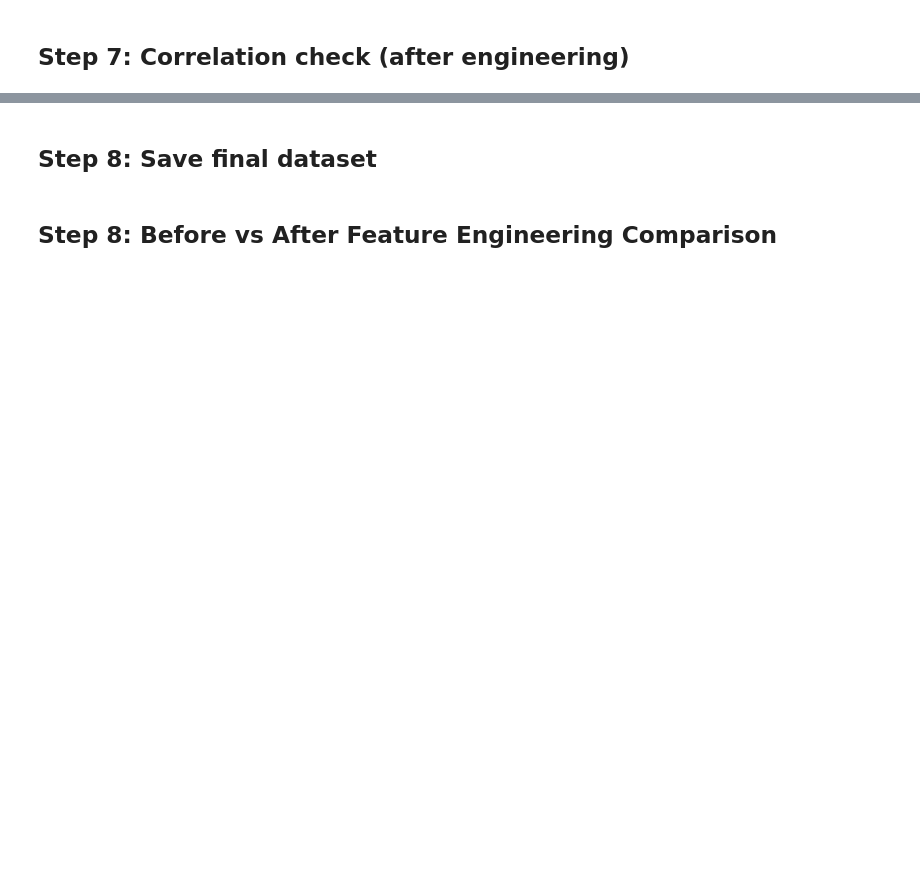
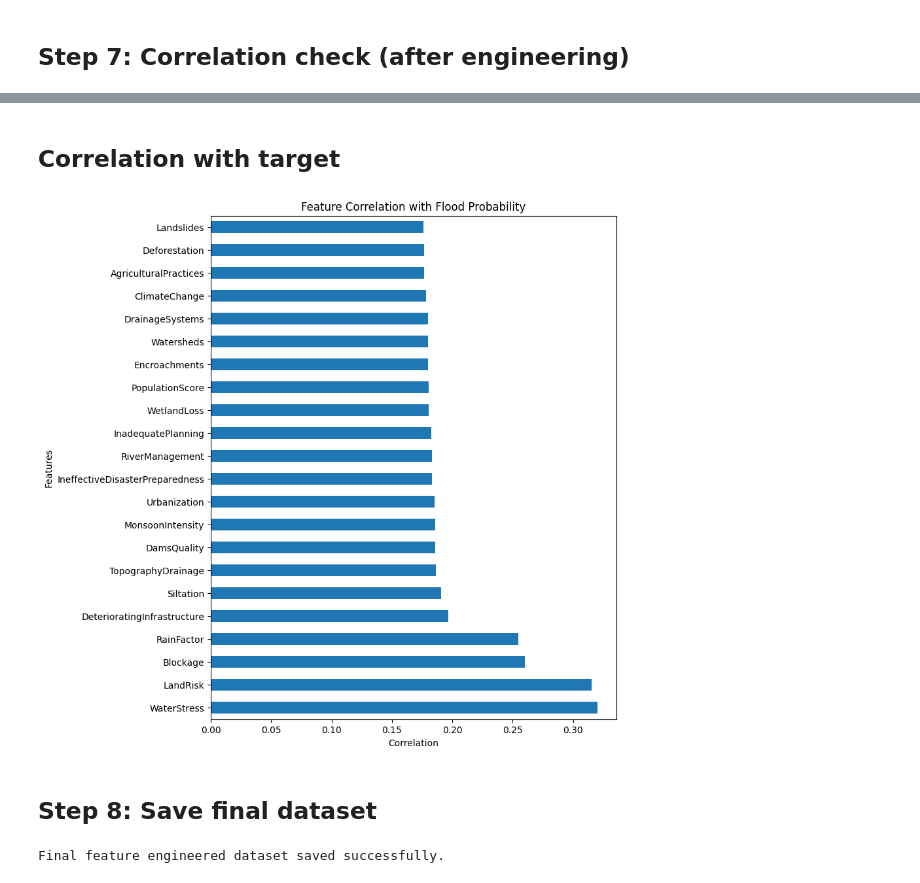
Before and after one commit to Sudin1010/floodPredictSystem, a Jupyter notebook: notebooks/03_Feature_Engineering.ipynb, the cells around one changed output, grey strips where cells are left out. Drawn from its saved outputs; the diff is of its cells as text; code cells hidden in the pictures; blank space fills up the shorter version.

```diff
--- a/notebooks/03_Feature_Engineering.ipynb
+++ b/notebooks/03_Feature_Engineering.ipynb
@@ -65,12 +91,27 @@ plt.show()
+# %% [markdown]
+## Correlation with target
+# %%
+target_corr = df.corr()["FloodProbability"].sort_values(ascending=False)
+
+target_corr
+plt.figure(figsize=(8,10))
+
+target_corr.drop("FloodProbability").plot(kind="barh")
+
+plt.title("Feature Correlation with Flood Probability")
+plt.xlabel("Correlation")
+plt.ylabel("Features")
+plt.show()
+# %% [output]
+[figure, added]
 # %% [markdown]
 ## Step 8: Save final dataset
 # %%
 import os
 
-# Ensure folder exists
 os.makedirs("../data/processed", exist_ok=True)
+df.to_csv("../data/processed/train_final.csv", index=False)
 
-# Save final dataset
-df.to_csv("../data/processed/train_final.csv", index=False)
+print("Final feature engineered dataset saved successfully.")
+# %% [output]
+Final feature engineered dataset saved successfully.
-# %% [markdown]
-## Step 8: Before vs After Feature Engineering Comparison
```
Also changed, not shown: parts of 6 cells of this notebook, 14 other files.
